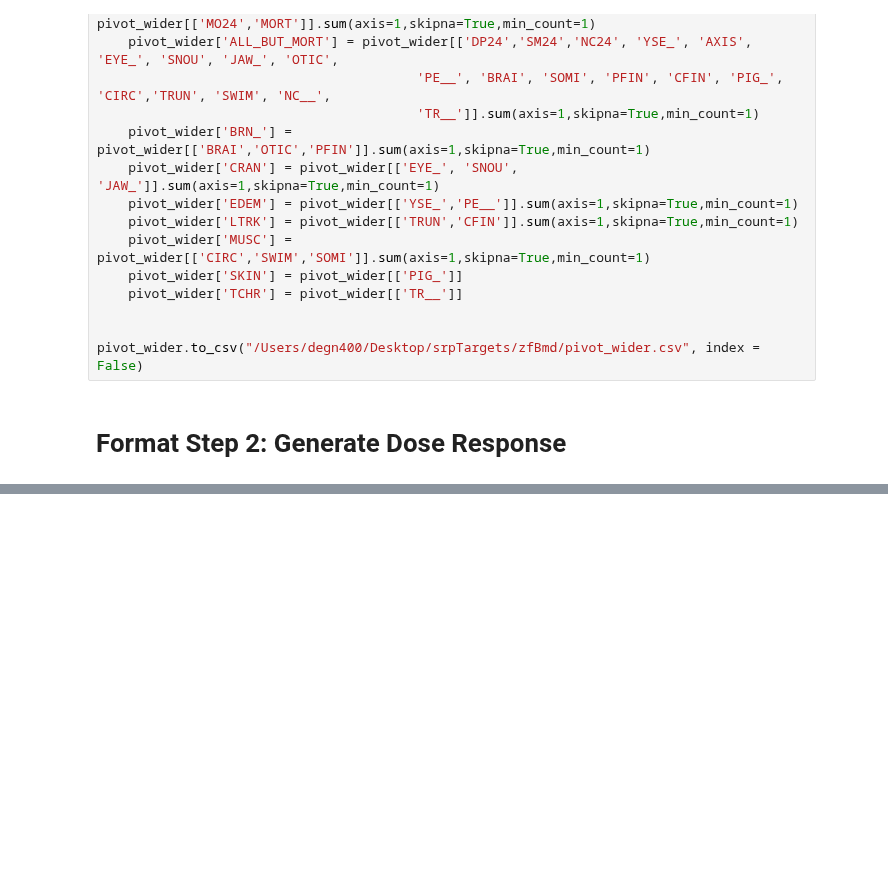
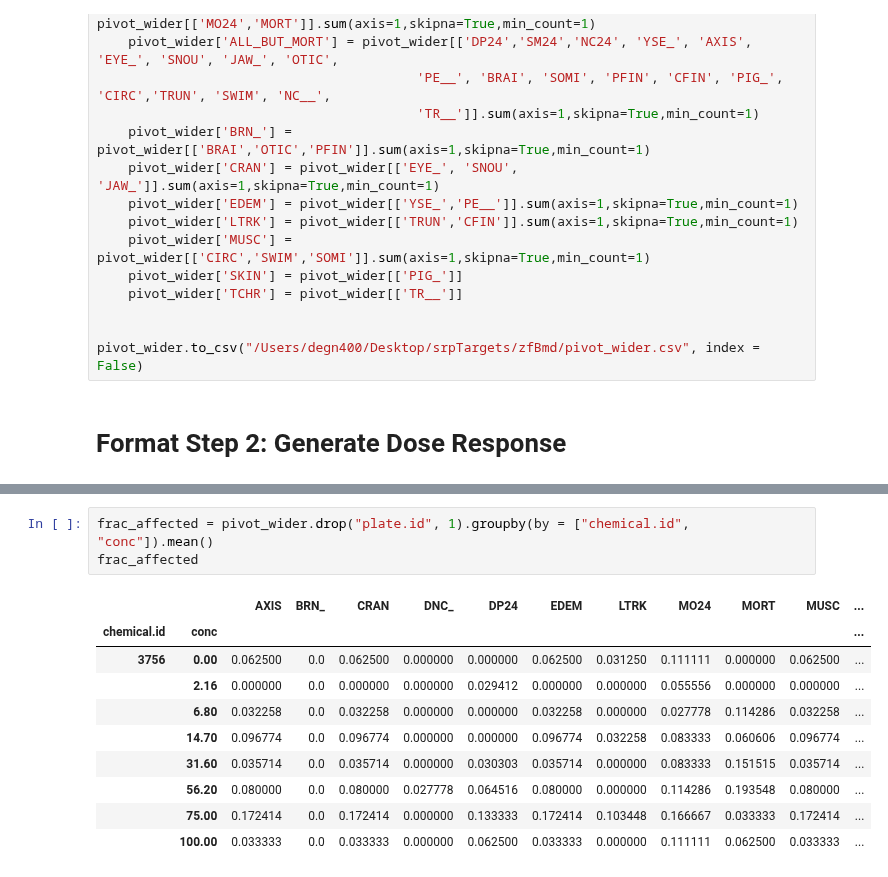
Before and after one commit to PNNL-CompBio/srpAnalytics, a Jupyter notebook: zfBmd/zfbmd.ipynb, the cells around one changed output, grey strips where cells are left out. Cells and saved outputs as stored; diff of their text form; blank space fills up the shorter version.

```diff
--- a/zfBmd/zfbmd.ipynb
+++ b/zfBmd/zfbmd.ipynb
@@ -382,0 +410,14 @@ dose_response
+# %%
+frac_affected = pivot_wider.drop("plate.id", 1).groupby(by = ["chemical.id", "conc"]).mean()
+frac_affected
+# %% [output]
+|  |  | AXIS | BRN_ | CRAN | DNC_ | DP24 | EDEM | LTRK | MO24 | MORT | MUSC | ... |
+| chemical.id | conc |  |  |  |  |  |  |  |  |  |  | ... |
+| 3756 | 0.00 | 0.062500 | 0.0 | 0.062500 | 0.000000 | 0.000000 | 0.062500 | 0.031250 | 0.111111 | 0.000000 | 0.062500 | ... |
+|  | 2.16 | 0.000000 | 0.0 | 0.000000 | 0.000000 | 0.029412 | 0.000000 | 0.000000 | 0.055556 | 0.000000 | 0.000000 | ... |
+|  | 6.80 | 0.032258 | 0.0 | 0.032258 | 0.000000 | 0.000000 | 0.032258 | 0.000000 | 0.027778 | 0.114286 | 0.032258 | ... |
+|  | 14.70 | 0.096774 | 0.0 | 0.096774 | 0.000000 | 0.000000 | 0.096774 | 0.032258 | 0.083333 | 0.060606 | 0.096774 | ... |
+|  | 31.60 | 0.035714 | 0.0 | 0.035714 | 0.000000 | 0.030303 | 0.035714 | 0.000000 | 0.083333 | 0.151515 | 0.035714 | ... |
+|  | 56.20 | 0.080000 | 0.0 | 0.080000 | 0.027778 | 0.064516 | 0.080000 | 0.000000 | 0.114286 | 0.193548 | 0.080000 | ... |
+|  | 75.00 | 0.172414 | 0.0 | 0.172414 | 0.000000 | 0.133333 | 0.172414 | 0.103448 | 0.166667 | 0.033333 | 0.172414 | ... |
+|  | 100.00 | 0.033333 | 0.0 | 0.033333 | 0.000000 | 0.062500 | 0.033333 | 0.000000 | 0.111111 | 0.062500 | 0.033333 | ... |
```
Also changed, not shown: parts of 5 cells of this notebook.
